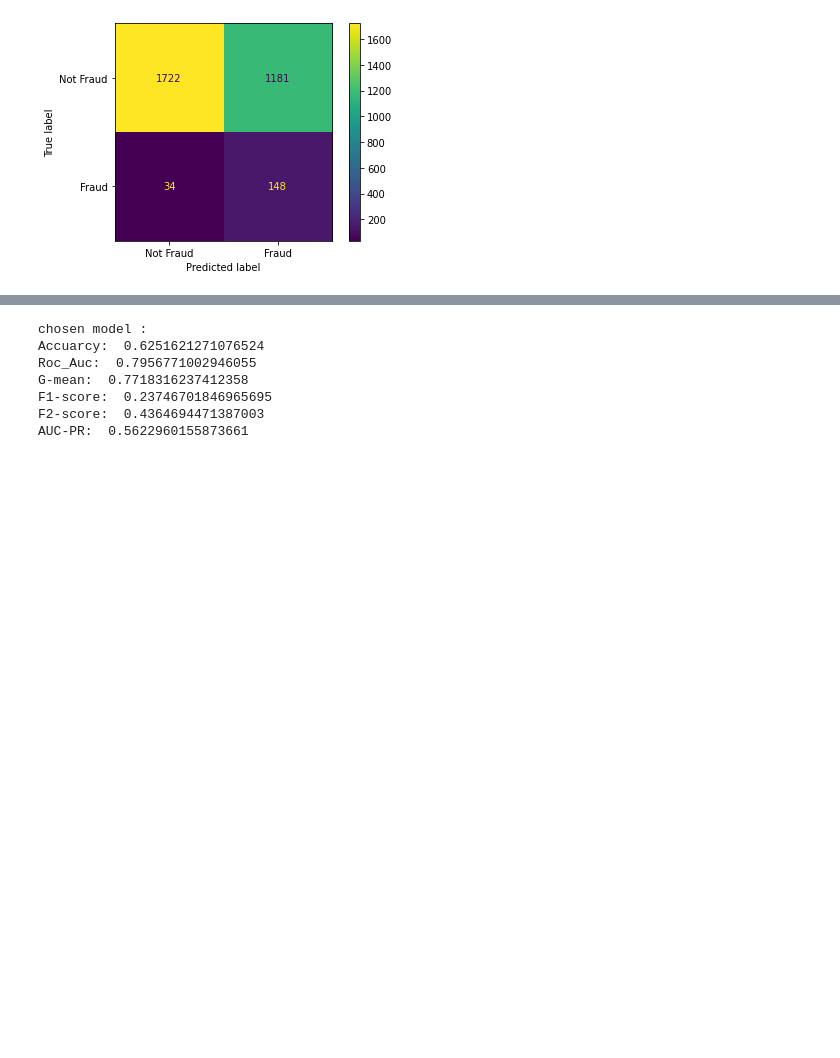
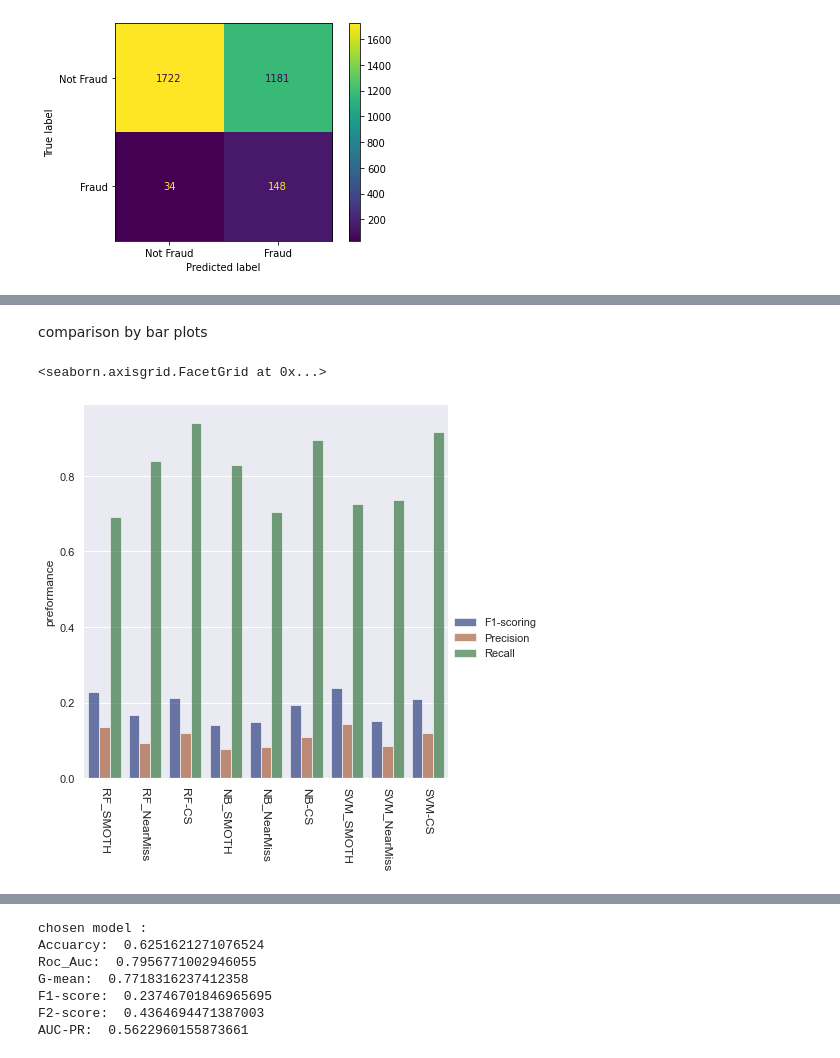
Before and after one commit to Eladgo10/DS-Seminar-project-, a Jupyter notebook: seminer-project.ipynb, the cells around one changed output, grey strips where cells are left out. Saved outputs shown, nothing was run; the diff lists cells and outputs as text; code cells hidden in the pictures; blank space fills up the shorter version.

```diff
--- a/seminer-project.ipynb
+++ b/seminer-project.ipynb
@@ -1475,0 +1487,31 @@ AUC-PR:  0.5045706788924321
+# %% [markdown]
+comparison by bar plots
+# %%
+# presicion, recall, F1-score - without decompasition feature selection
+dict_pre = {'Model': ['RF_SMOTH','RF_NearMiss','RF-CS','NB_SMOTH','NB_NearMiss','NB-CS','SVM_SMOTH','SVM_NearMiss','SVM-CS'], 'metric': np.repeat('Precision',9) ,'scoring': [] }
+dict_rec = {'Model': ['RF_SMOTH','RF_NearMiss','RF-CS','NB_SMOTH','NB_NearMiss','NB-CS','SVM_SMOTH','SVM_NearMiss','SVM-CS'], 'metric': np.repeat('Recall',9), 'scoring': [] }
+dict_f1 = {'Model': ['RF_SMOTH','RF_NearMiss','RF-CS','NB_SMOTH','NB_NearMiss','NB-CS','SVM_SMOTH','SVM_NearMiss','SVM-CS'], 'metric': np.repeat('F1-scoring',9), 'scoring': []  }
+classifers_list = [rf_smoth1,rf_nearmiss1,rf_cs1, nb_comp_smoth1,nb_comp_nearmiss1,nb_comp_cs1,svm_smoth1,svm_nearmiss1,svm_cs1]
+pred_list = [rf_smoth1_pred,rf_nearmiss1_pred,rf_cs1_pred, nb_comp_smoth1_pred,nb_comp_nearmiss1_pred,nb_cs1_pred,svm_smoth1_pred,svm_nearmiss1_pred,svm_cs1_pred]
+dict_f1['scoring'] =  [f1_score(y_valid1,pred) for pred in pred_list]
+dict_pre['scoring'] = [precision_score(y_valid1,pred) for pred in pred_list]
+dict_rec['scoring'] = [recall_score(y_valid1, pred) for pred in pred_list]
+
+models_results = pd.concat([pd.DataFrame.from_dict(dict_f1),pd.DataFrame.from_dict(dict_pre),pd.DataFrame.from_dict(dict_rec)])
+
+sns.set_theme()
+
+
+# Draw a nested barplot by models and scoring
+g = sns.catplot(
+    data=models_results, kind="bar",
+    x="Model", y="scoring", hue="metric",
+    ci="sd", palette="dark", alpha=.6, height=6
+)
+g.despine(left=True)
+g.set_axis_labels("", "preformance")
+g.legend.set_title("")
+g.set_xticklabels(rotation = -90, size = 12)
+# %% [output]
+<seaborn.axisgrid.FacetGrid at 0x...>
+[figure, added]
```
Also changed, not shown: parts of 130 cells of this notebook.
